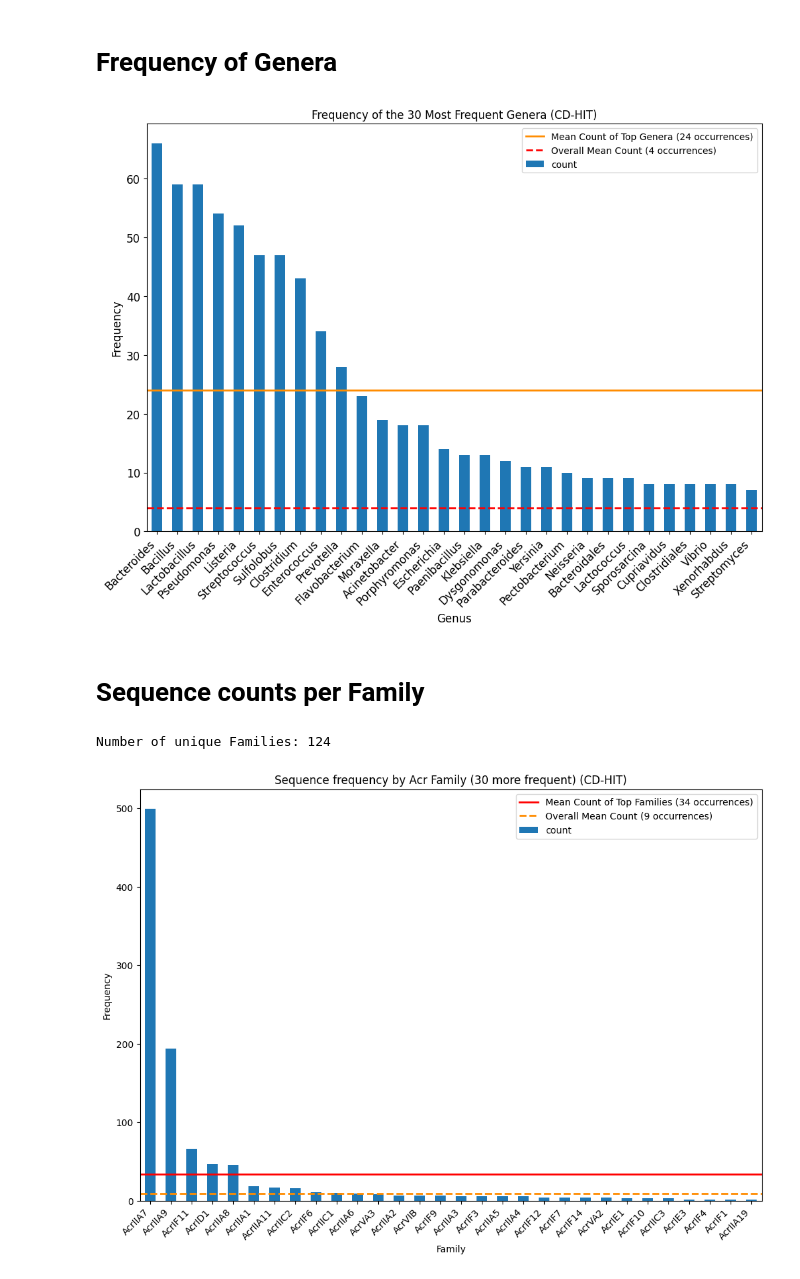
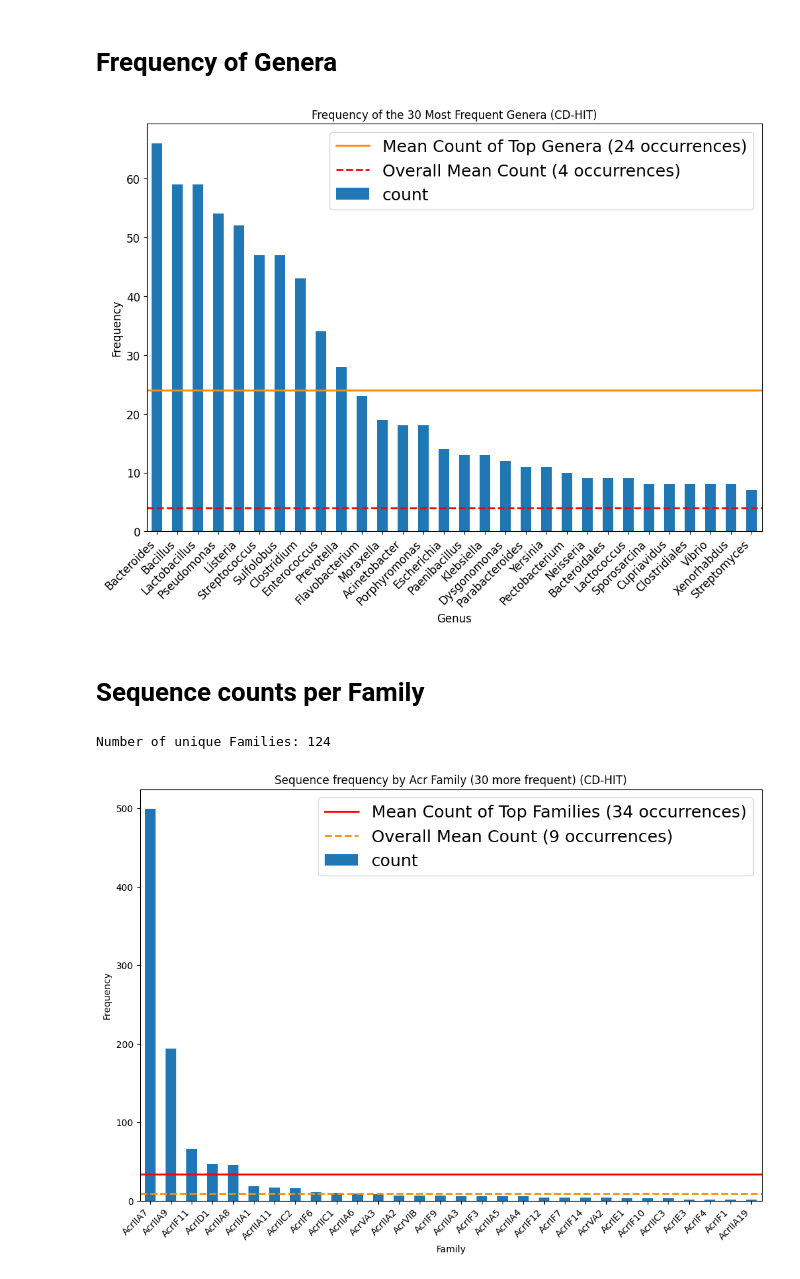
Before and after one commit to ChristianNeitzel/Projeto-Bioinf-PhageAcr, a Jupyter notebook: 3a_code_positive_dataset_cdhit_analysis.ipynb, the cells around one changed output. Cells and saved outputs as stored; diff of their text form; code cells hidden in the pictures.

```diff
--- a/3a_code_positive_dataset_cdhit_analysis.ipynb
+++ b/3a_code_positive_dataset_cdhit_analysis.ipynb
@@ -261,38 +260,38 @@ plt.xlabel('Genus', fontsize=12)
 plt.ylabel('Frequency', fontsize=12)
 plt.xticks(rotation=45, ha='right', fontsize=12)  # Rotate x-axis labels by 45 degrees and align them to the right
 plt.yticks(fontsize=12)
-plt.legend()
+plt.legend(fontsize=18)
 plt.show()
 # %% [output]
-[figure, old version]
+[figure, new version]
 # %% [markdown]
 # Sequence counts per Family
 # %%
 print('Number of unique Families:', len(df_cdhit['Family'].unique()))
 
 # Obtain Family counts
 family_counts = df_cdhit['Family'].value_counts()
 
 # Get the top 30 most frequent families
 top_family = family_counts.head(30)
 
 # Calculate the mean count of occurrences of all families
 overall_mean_count = round(family_counts.mean())
 
 # Calculate the mean count of occurrences of top families
 mean_count = round(top_family.mean())
 
 # Plotting
 plt.figure(figsize=(12, 8))
 top_family.plot(kind='bar')
 plt.axhline(y=mean_count, color='red', linestyle='-', linewidth=2, label=f'Mean Count of Top Families ({mean_count} occurrences)')
 plt.axhline(y=overall_mean_count, color='darkorange', linestyle='--', linewidth=2, label=f'Overall Mean Count ({overall_mean_count} occurrences)')
 plt.title('Sequence frequency by Acr Family (30 more frequent) (CD-HIT)')
 plt.xlabel('Family')
 plt.ylabel('Frequency')
 plt.xticks(rotation=45, ha='right')  # Rotate x-axis labels by 45 degrees and align them to the right
-plt.legend()
+plt.legend(fontsize=18)
 plt.show()
 # %% [output]
 Number of unique Families: 124
-[figure, old version]
+[figure, new version]
```
Also changed, not shown: parts of 2 cells of this notebook, 3 other files.
